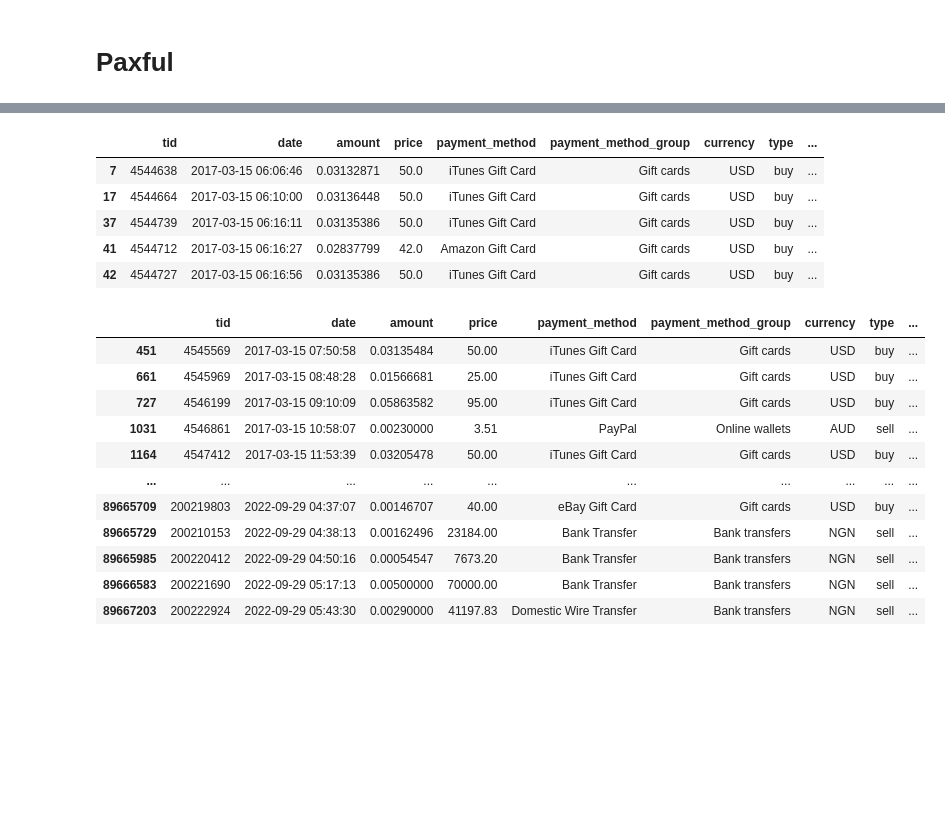
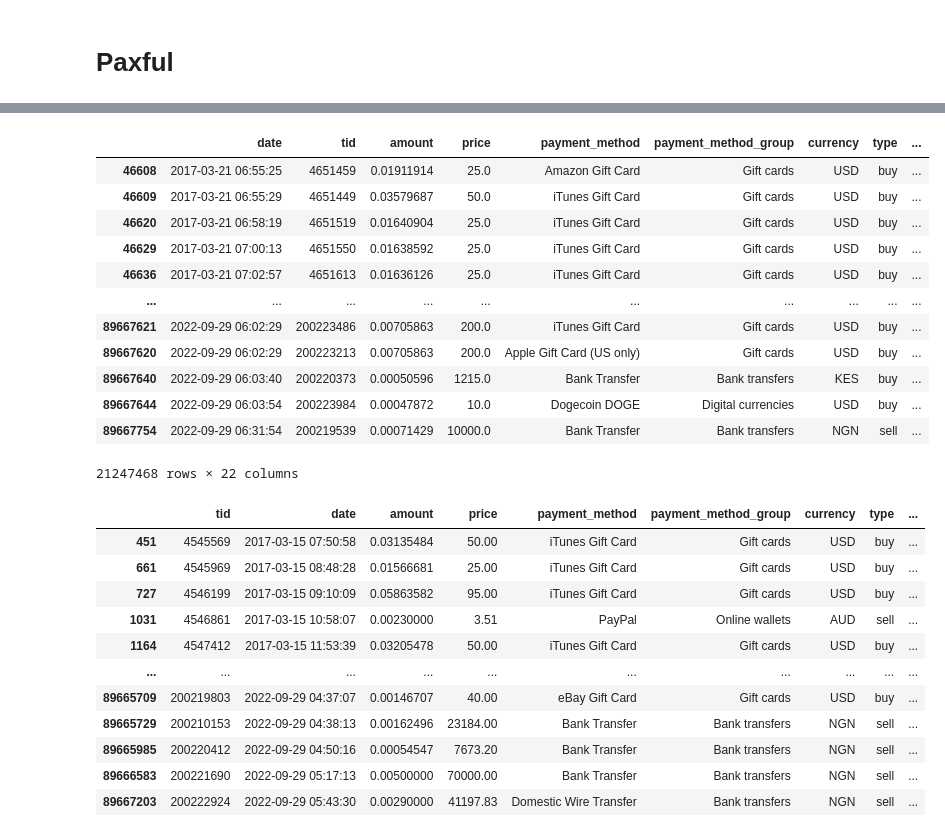
Before and after one commit to austinkennedy/crypto, a Jupyter notebook: code/vehicle_trade_algorithm.ipynb, the cells around one changed output, grey strips where cells are left out. Drawn from its saved outputs; the diff is of its cells as text; code cells hidden in the pictures; blank space fills up the shorter version.

```diff
--- a/code/vehicle_trade_algorithm.ipynb
+++ b/code/vehicle_trade_algorithm.ipynb
@@ -153,20 +166,19 @@ trades_paxful
 # %%
-#'data' must have the columns to be copied, and 'window' must be in the form of hours
-def get_trades_paxful(df, window):
 
-    t = str(window) + 'h'
 
-    data = df.copy()
+# t = str(window) + 'h'
 
-    data.sort_values(['amount', 'date'], inplace=True)
-    data['tid2'] = data['tid'].shift(-1)
-    data['date2'] = data['date'].shift(-1)
-    data['amount2'] = data['amount'].shift(-1)
-    data['currency2'] = data['currency'].shift(-1)
-    data['type2'] = data['type'].shift(-1)
-    data['payment_method2'] = data['payment_method'].shift(-1)
-    data['time_diff'] = data['date2'] - data['date']
-    data['user_cc2'] = data['user_cc'].shift(-1)
-    df = data[(data['time_diff'] <= (t)) & (data['amount'] == data['amount2'])]
+matched_trades_paxful = trades_paxful[trades_paxful['x_i'] >= 2]
 
-    return df
+matched_trades_paxful.sort_values(['amount', 'date'], inplace=True)
+matched_trades_paxful['tid2'] = matched_trades_paxful['tid'].shift(-1)
+matched_trades_paxful['date2'] = matched_trades_paxful['date'].shift(-1)
+matched_trades_paxful['amount2'] = matched_trades_paxful['amount'].shift(-1)
+matched_trades_paxful['currency2'] = matched_trades_paxful['currency'].shift(-1)
+matched_trades_paxful['type2'] = matched_trades_paxful['type'].shift(-1)
+matched_trades_paxful['payment_method2'] = matched_trades_paxful['payment_method'].shift(-1)
+matched_trades_paxful['time_diff'] = matched_trades_paxful['date2'] - matched_trades_paxful['date']
+matched_trades_paxful['user_cc2'] = matched_trades_paxful['user_cc'].shift(-1)
+matched_trades_paxful = matched_trades_paxful[(matched_trades_paxful['time_diff'] <= (time_window)) & (matched_trades_paxful['amount'] == matched_trades_paxful['amount2']) & (matched_trades_paxful['theta'] <= 0.05)]
+matched_trades_paxful = matched_trades_paxful.sort_values('date')
+matched_trades_paxful
@@ -176,11 +203,20 @@ matched_paxful_trades = matched_paxful_trades.sort_values('date')
-# %%
-matched_paxful_trades.head()
-# %% [output]
-|  | tid | date | amount | price | payment_method | payment_method_group | currency | type | ... |
-| 7 | 4544638 | 2017-03-15 06:06:46 | 0.03132871 | 50.0 | iTunes Gift Card | Gift cards | USD | buy | ... |
-| 17 | 4544664 | 2017-03-15 06:10:00 | 0.03136448 | 50.0 | iTunes Gift Card | Gift cards | USD | buy | ... |
-| 37 | 4544739 | 2017-03-15 06:16:11 | 0.03135386 | 50.0 | iTunes Gift Card | Gift cards | USD | buy | ... |
-| 41 | 4544712 | 2017-03-15 06:16:27 | 0.02837799 | 42.0 | Amazon Gift Card | Gift cards | USD | buy | ... |
-| 42 | 4544727 | 2017-03-15 06:16:56 | 0.03135386 | 50.0 | iTunes Gift Card | Gift cards | USD | buy | ... |
+# %%
+matched_trades_paxful = matched_trades_paxful.sort_values('date')
+# %%
+matched_trades_paxful
+# %% [output]
+|  | date | tid | amount | price | payment_method | payment_method_group | currency | type | ... |
+| 46608 | 2017-03-21 06:55:25 | 4651459 | 0.01911914 | 25.0 | Amazon Gift Card | Gift cards | USD | buy | ... |
+| 46609 | 2017-03-21 06:55:29 | 4651449 | 0.03579687 | 50.0 | iTunes Gift Card | Gift cards | USD | buy | ... |
+| 46620 | 2017-03-21 06:58:19 | 4651519 | 0.01640904 | 25.0 | iTunes Gift Card | Gift cards | USD | buy | ... |
+| 46629 | 2017-03-21 07:00:13 | 4651550 | 0.01638592 | 25.0 | iTunes Gift Card | Gift cards | USD | buy | ... |
+| 46636 | 2017-03-21 07:02:57 | 4651613 | 0.01636126 | 25.0 | iTunes Gift Card | Gift cards | USD | buy | ... |
+| ... | ... | ... | ... | ... | ... | ... | ... | ... | ... |
+| 89667621 | 2022-09-29 06:02:29 | 200223486 | 0.00705863 | 200.0 | iTunes Gift Card | Gift cards | USD | buy | ... |
+| 89667620 | 2022-09-29 06:02:29 | 200223213 | 0.00705863 | 200.0 | Apple Gift Card (US only) | Gift cards | USD | buy | ... |
+| 89667640 | 2022-09-29 06:03:40 | 200220373 | 0.00050596 | 1215.0 | Bank Transfer | Bank transfers | KES | buy | ... |
+| 89667644 | 2022-09-29 06:03:54 | 200223984 | 0.00047872 | 10.0 | Dogecoin DOGE | Digital currencies | USD | buy | ... |
+| 89667754 | 2022-09-29 06:31:54 | 200219539 | 0.00071429 | 10000.0 | Bank Transfer | Bank transfers | NGN | sell | ... |
+21247468 rows × 22 columns
 # %%
 path = '../temporary/matched_paxful_trades.csv'
```
Also changed, not shown: parts of 6 cells of this notebook.
